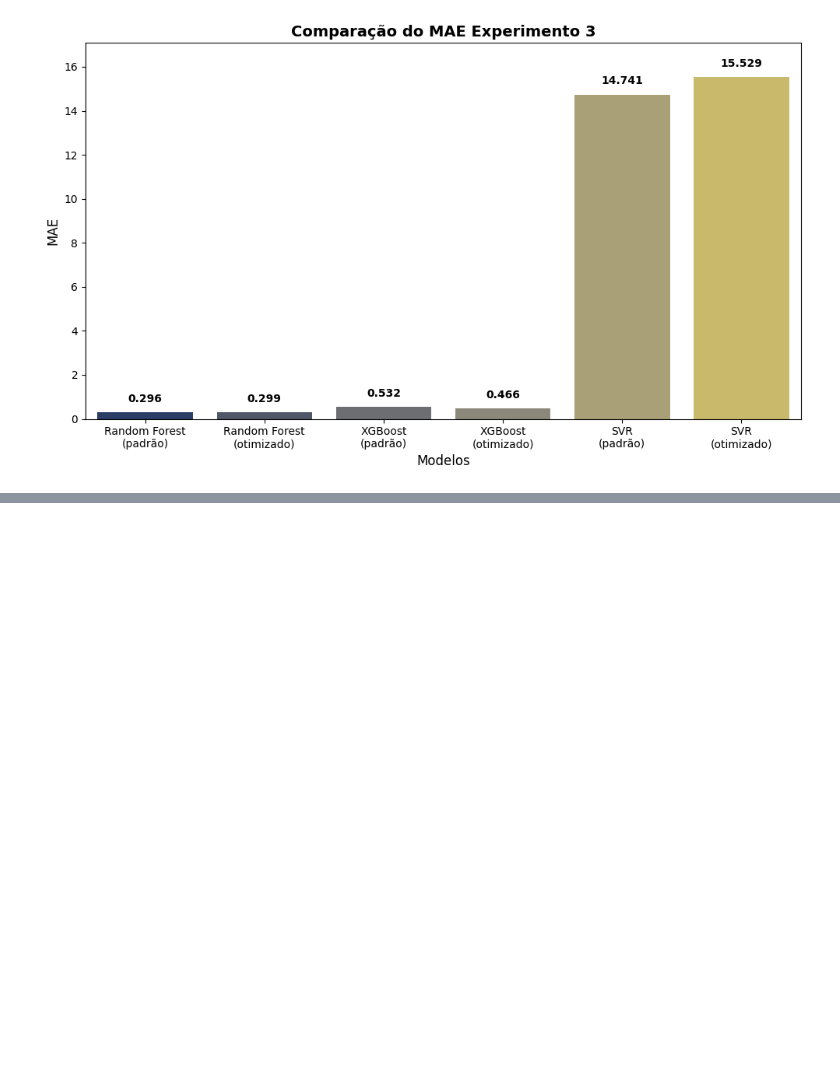
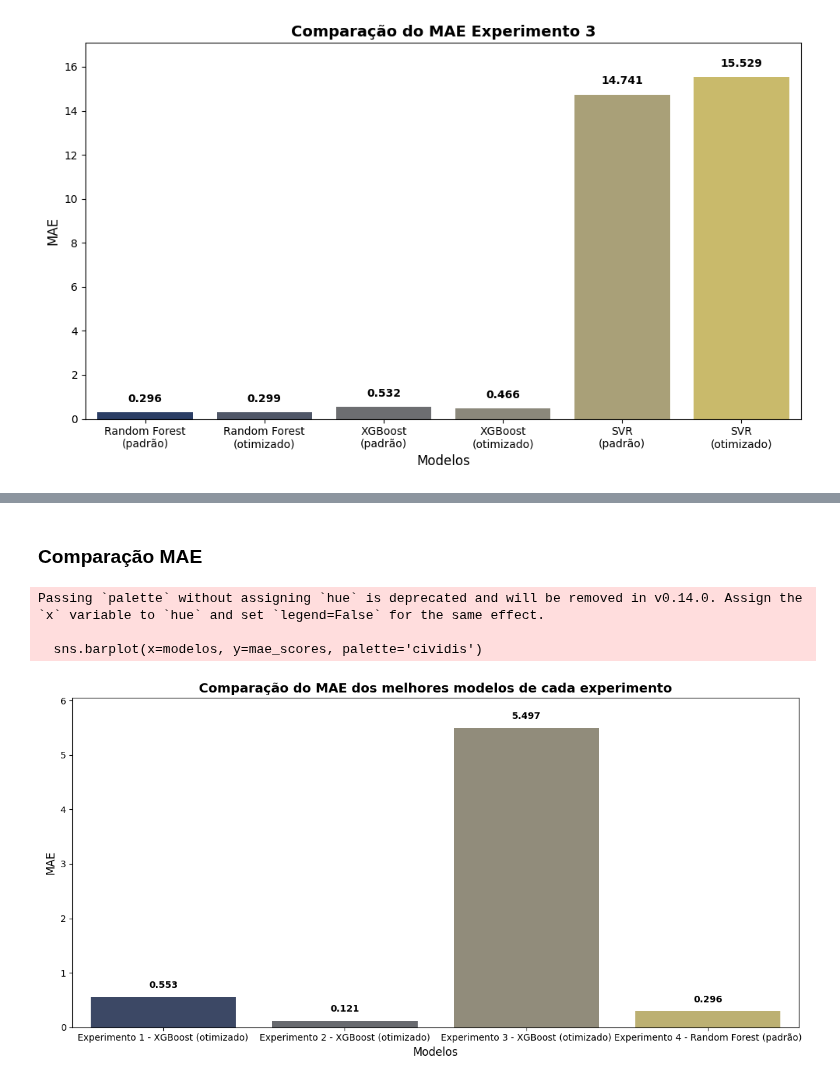
Before and after one commit to tracyxoxo/TCC-IA, a Jupyter notebook: TCC.ipynb, the cells around one changed output, grey strips where cells are left out. Drawn from its saved outputs; the diff is of its cells as text; code cells hidden in the pictures; blank space fills up the shorter version.

```diff
--- a/TCC.ipynb
+++ b/TCC.ipynb
@@ -2406,0 +2531,40 @@ Passing `palette` without assigning `hue` is deprecated and will be removed in v
+# %% [markdown]
+### Comparação MAE
+# %%
+import matplotlib.pyplot as plt
+import seaborn as sns
+
+modelos = [
+    'Experimento 1 - XGBoost (otimizado)',
+    'Experimento 2 - XGBoost (otimizado)',
+    'Experimento 3 - XGBoost (otimizado)',
+    'Experimento 4 - Random Forest (padrão)',
+]
+
+mae_scores = [
+    0.5534571749191575,  # Experimento 1 - XGBoost (otimizado)
+    0.12076111065154176,  # Experimento 2 - XGBoost (otimizado)
+    5.497185105540413,  # Experimento 3 - XGBoost (otimizado)
+    0.2959013509267987,  # Experimento 4 - Random Forest (padrão)
+]
+
+
+plt.figure(figsize=(12, 6))
+sns.barplot(x=modelos, y=mae_scores, palette='cividis')
+
+plt.title('Comparação do MAE dos melhores modelos de cada experimento', fontsize=14, weight='bold')
+plt.ylabel('MAE', fontsize=12)
+plt.xlabel('Modelos', fontsize=12)
+plt.ylim(0, max(mae_scores) * 1.1)
+
+
+for i, v in enumerate(mae_scores):
+    plt.text(i, v + (max(mae_scores) * 0.03), f"{v:.3f}", ha='center', fontweight='bold')
+
+plt.tight_layout()
+plt.show()
+# %% [output]
+Passing `palette` without assigning `hue` is deprecated and will be removed in v0.14.0. Assign the `x` variable to `hue` and set `legend=False` for the same effect.
+
+  sns.barplot(x=modelos, y=mae_scores, palette='cividis')
+[figure, added]
```
Also changed, not shown: parts of 7 cells of this notebook.
